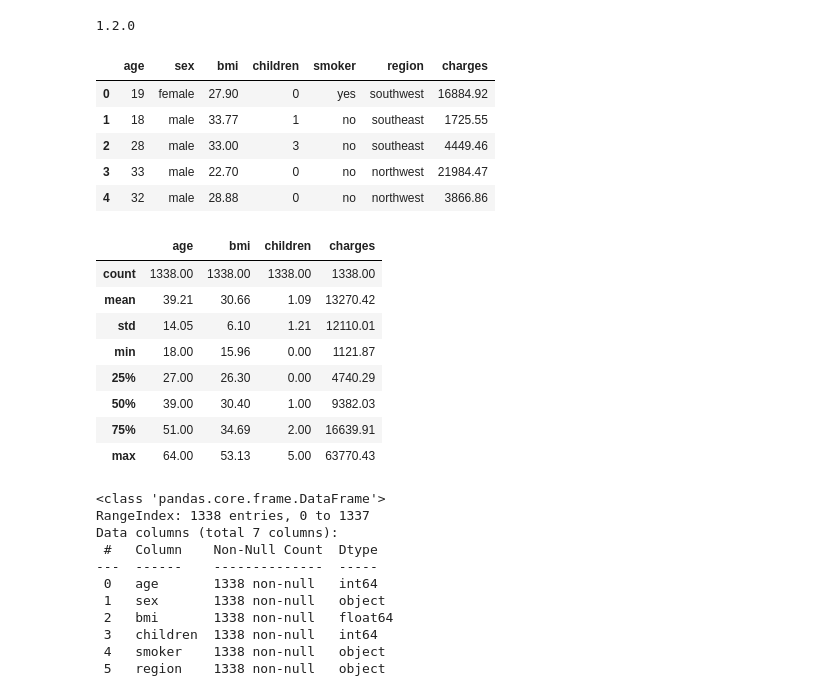
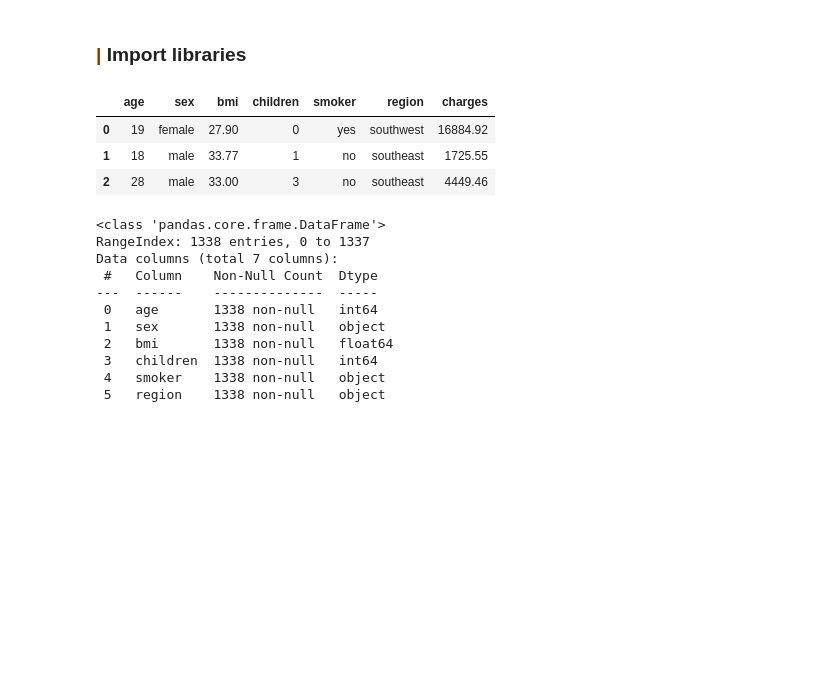
Before and after one commit to praveenraj-DS/Machine-Learning, a Jupyter notebook: Regression/Medical_Insurance_Cost.ipynb, the cells around one changed output. Cells and saved outputs as stored; diff of their text form; code cells hidden in the pictures; blank space fills up the shorter version.

```diff
--- a/Regression/Medical_Insurance_Cost.ipynb
+++ b/Regression/Medical_Insurance_Cost.ipynb
@@ -1 +26,3 @@
+# %% [markdown]
+### <b> <span style='color:#7b3f00'>|</span> Import libraries</b>
 # %%
@@ -33,31 +60,10 @@ from sklearn.preprocessing import LabelEncoder
-# %%
-import sklearn
-
-print(sklearn.__version__)
-
-# For some of the code below, make sure you have sklearn version 1.1 or above.
-# %% [output]
-1.2.0
 # %%
-pr_df=pd.read_csv(r"C:\Data\insurance.csv")
+insurance_df = pd.read_csv(r"C:\Data\insurance.csv")
 # %%
-pr_df.head()
-
-pr_df.describe()
+insurance_df.head(3)
 # %% [output]
 |  | age | sex | bmi | children | smoker | region | charges |
 | 0 | 19 | female | 27.90 | 0 | yes | southwest | 16884.92 |
 | 1 | 18 | male | 33.77 | 1 | no | southeast | 1725.55 |
 | 2 | 28 | male | 33.00 | 3 | no | southeast | 4449.46 |
-| 3 | 33 | male | 22.70 | 0 | no | northwest | 21984.47 |
-| 4 | 32 | male | 28.88 | 0 | no | northwest | 3866.86 |
-|  | age | bmi | children | charges |
-| count | 1338.00 | 1338.00 | 1338.00 | 1338.00 |
-| mean | 39.21 | 30.66 | 1.09 | 13270.42 |
-| std | 14.05 | 6.10 | 1.21 | 12110.01 |
-| min | 18.00 | 15.96 | 0.00 | 1121.87 |
-| 25% | 27.00 | 26.30 | 0.00 | 4740.29 |
-| 50% | 39.00 | 30.40 | 1.00 | 9382.03 |
-| 75% | 51.00 | 34.69 | 2.00 | 16639.91 |
-| max | 64.00 | 53.13 | 5.00 | 63770.43 |
 # %%
```
Also changed, not shown: parts of 150 cells of this notebook.
